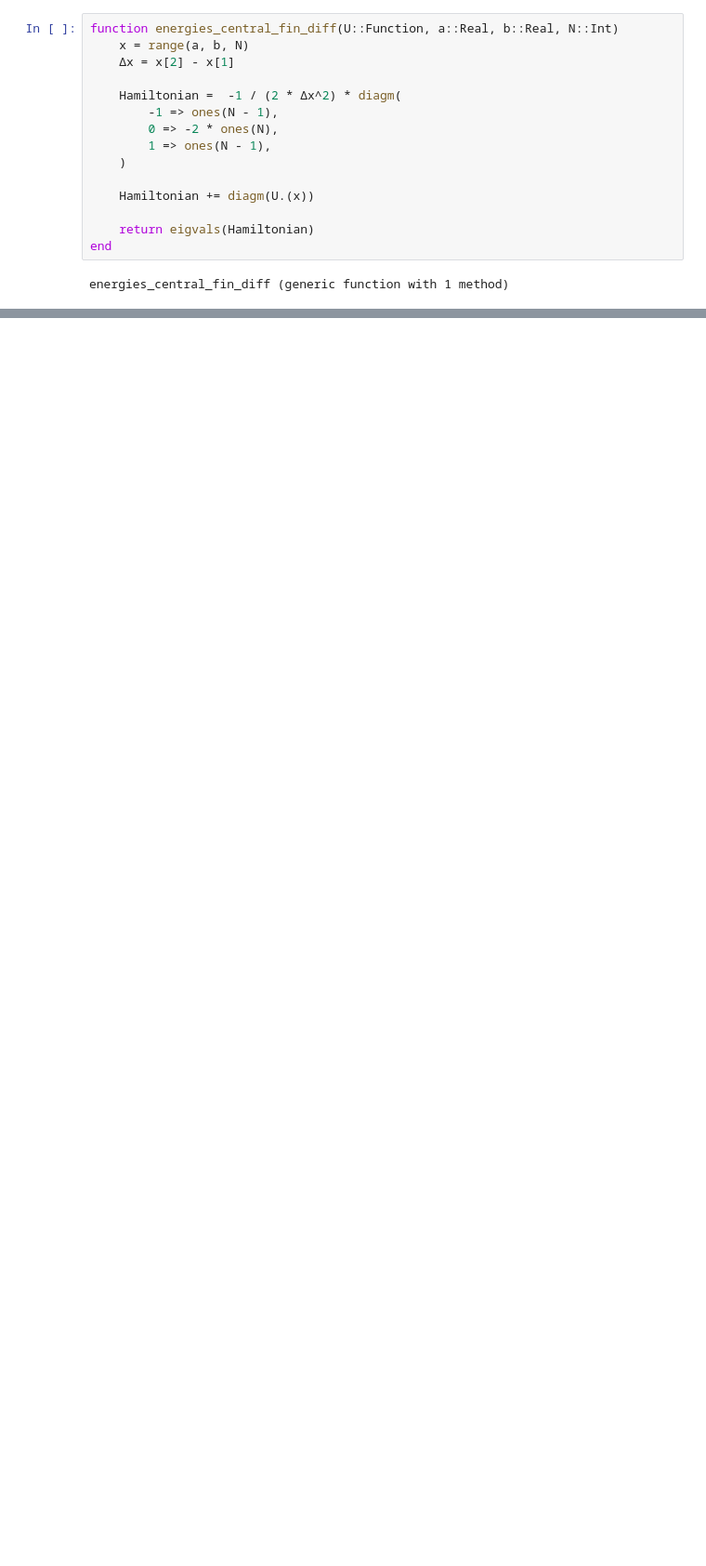
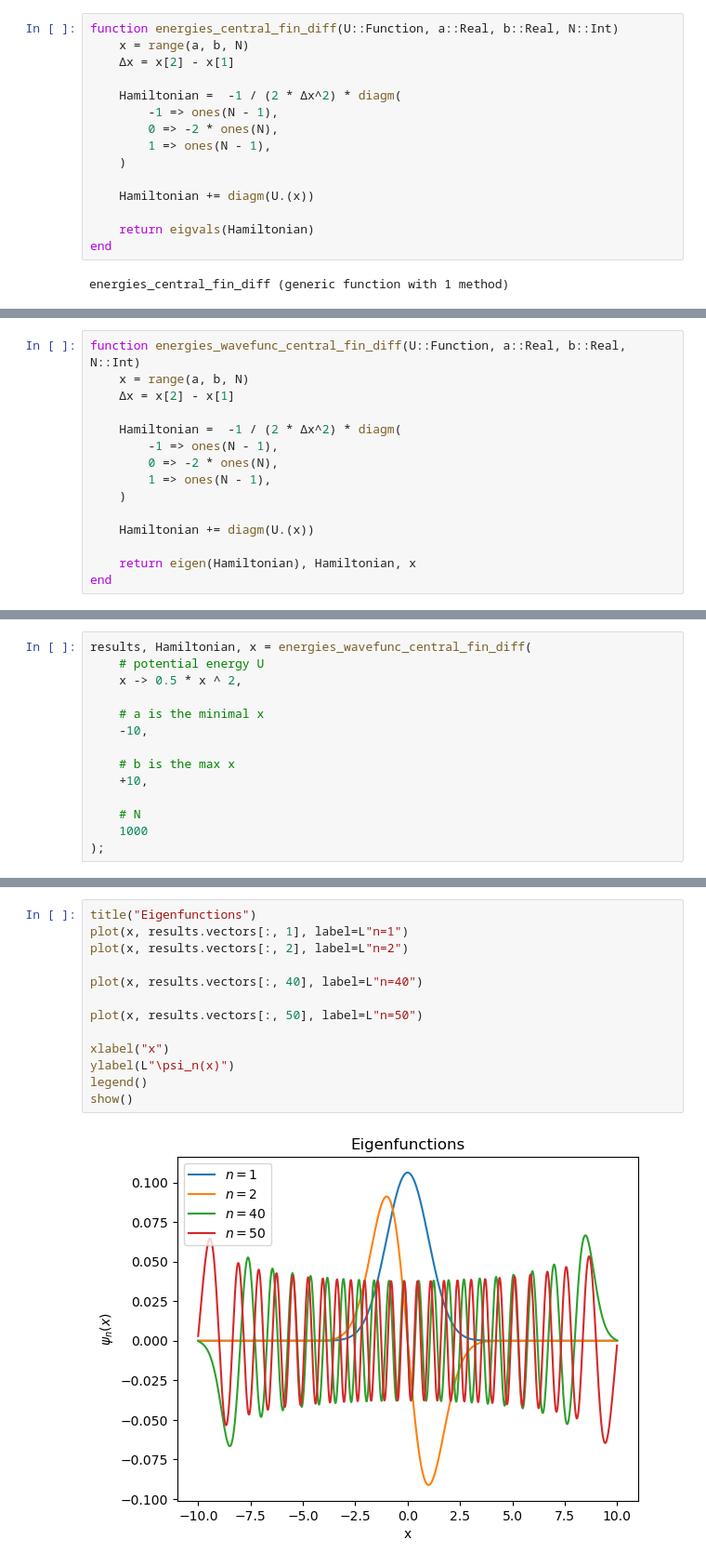
Before and after one commit to tkeegan12/Course_Computational_Physics_and_Engineering, a Jupyter notebook: Module4_Linear_Algebra.ipynb, the cells around one changed output, grey strips where cells are left out. Shown at 93% size. Cells and saved outputs as stored; diff of their text form; blank space fills up the shorter version.

```diff
--- a/Module4_Linear_Algebra.ipynb
+++ b/Module4_Linear_Algebra.ipynb
@@ -244,0 +263,15 @@ diff(energies)
+# %%
+function energies_wavefunc_central_fin_diff(U::Function, a::Real, b::Real, N::Int)
+    x = range(a, b, N)
+    Δx = x[2] - x[1]
+
+    Hamiltonian =  -1 / (2 * Δx^2) * diagm(
+        -1 => ones(N - 1),
+        0 => -2 * ones(N),
+        1 => ones(N - 1),
+    )
+
+    Hamiltonian += diagm(U.(x))
+
+    return eigen(Hamiltonian), Hamiltonian, x
+end
@@ -244,0 +280,14 @@ diff(energies)
+# %%
+results, Hamiltonian, x = energies_wavefunc_central_fin_diff(
+    # potential energy U
+    x -> 0.5 * x ^ 2,
+
+    # a is the minimal x
+    -10,
+
+    # b is the max x
+    +10,
+
+    # N
+    1000
+);
@@ -244,0 +304,15 @@ diff(energies)
+# %%
+title("Eigenfunctions")
+plot(x, results.vectors[:, 1], label=L"n=1")
+plot(x, results.vectors[:, 2], label=L"n=2")
+
+plot(x, results.vectors[:, 40], label=L"n=40")
+
+plot(x, results.vectors[:, 50], label=L"n=50")
+
+xlabel("x")
+ylabel(L"\psi_n(x)")
+legend()
+show()
+# %% [output]
+[figure, added]
```
Also changed, not shown: parts of 12 cells of this notebook.
